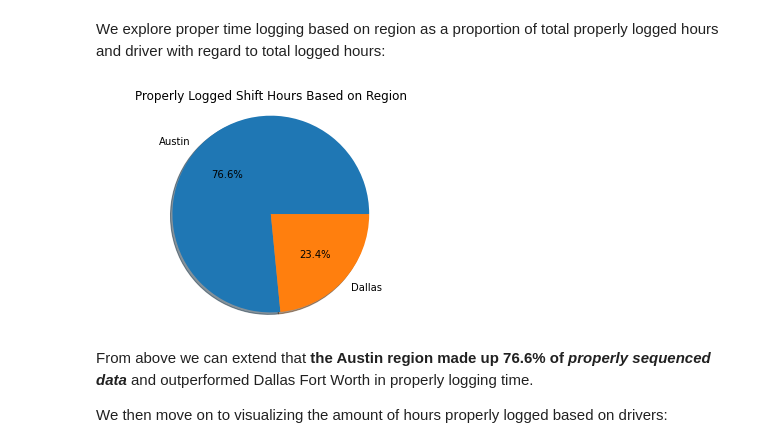
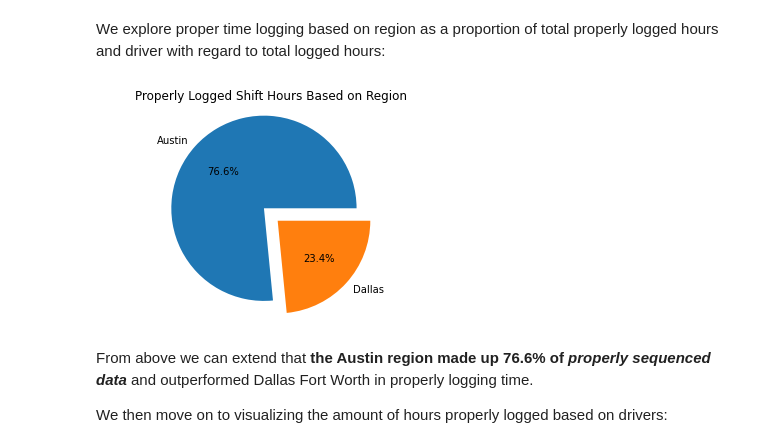
Before and after one commit to Magnus-PS/BFCS, a Jupyter notebook: BFCSv3.ipynb, the cells around one changed output. Drawn from its saved outputs; the diff is of its cells as text; code cells hidden in the pictures.

```diff
--- a/BFCSv3.ipynb
+++ b/BFCSv3.ipynb
@@ -580,37 +597,40 @@ driver_region = driver_region[['region','driver']]
 driver_region['shift'] = shift_elapsed
 
 #set index
 ind = [val for val in range(len(driver_region))]
 driver_region['ind'] = ind
 driver_region = driver_region.set_index('ind')
 driver_region
 
 austin_sum = 0
 dallas_sum = 0
 
 #sum and plot based on 1. region
 for ind in range(len(driver_region)):
     if driver_region['region'][ind] == 'Austin':
         austin_sum += driver_region['shift'][ind]
     elif driver_region['region'][ind] == 'Dallas Fort Worth':
         dallas_sum += driver_region['shift'][ind]
 
 austin_sum = austin_sum / 3600 #685680
 austin_sum #190.467 hrs
 dallas_sum = dallas_sum / 3600 #214740
 dallas_sum #59.65 hrs
 
 hours = np.array([austin_sum, dallas_sum])
 region = ["Austin", "Dallas"]
+explode = [0.1, 0.1]
 
-plt.pie(hours, labels=region,
-        autopct='%1.1f%%', shadow=True)
+plt.pie(hours, labels=region, explode = explode,
+        autopct='%1.1f%%')
 
 plt.title("Properly Logged Shift Hours Based on Region")
 plt.axis('equal')
-plt.show()
+plt.plot()
+
+plt.savefig("HiResPie2.png",dpi=300)
 # %% [output]
-[figure, old version]
+[figure, new version]
 # %% [markdown]
 From above we can extend that **the Austin region made up 76.6% of *properly sequenced data*** and outperformed Dallas Fort Worth in properly logging time.
 
```
Also changed, not shown: parts of 7 cells of this notebook, 1 other file.
